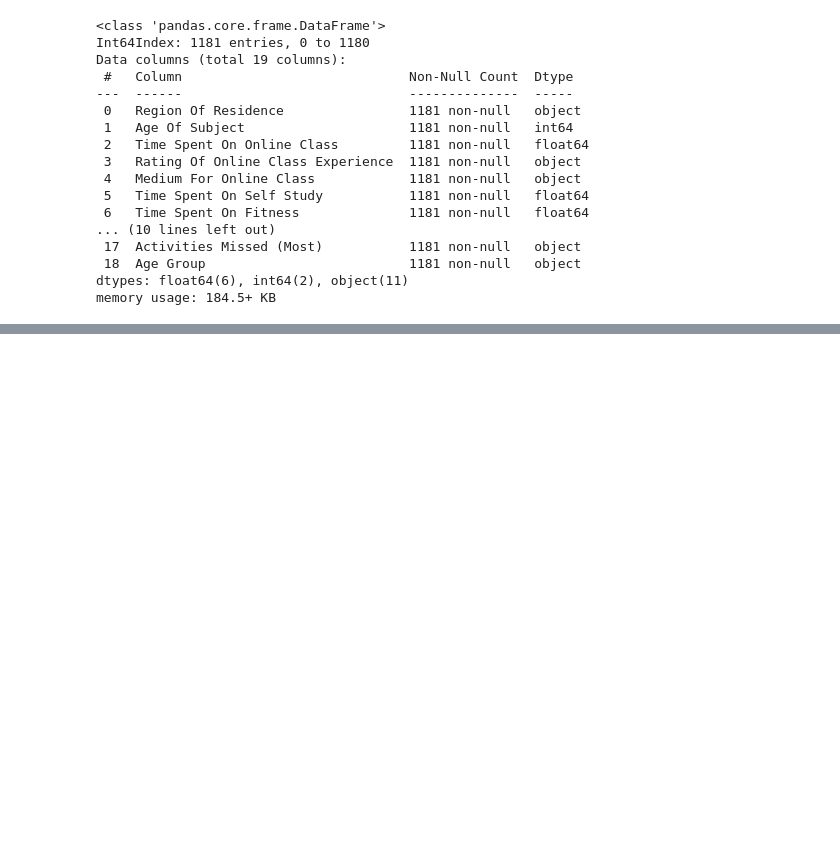
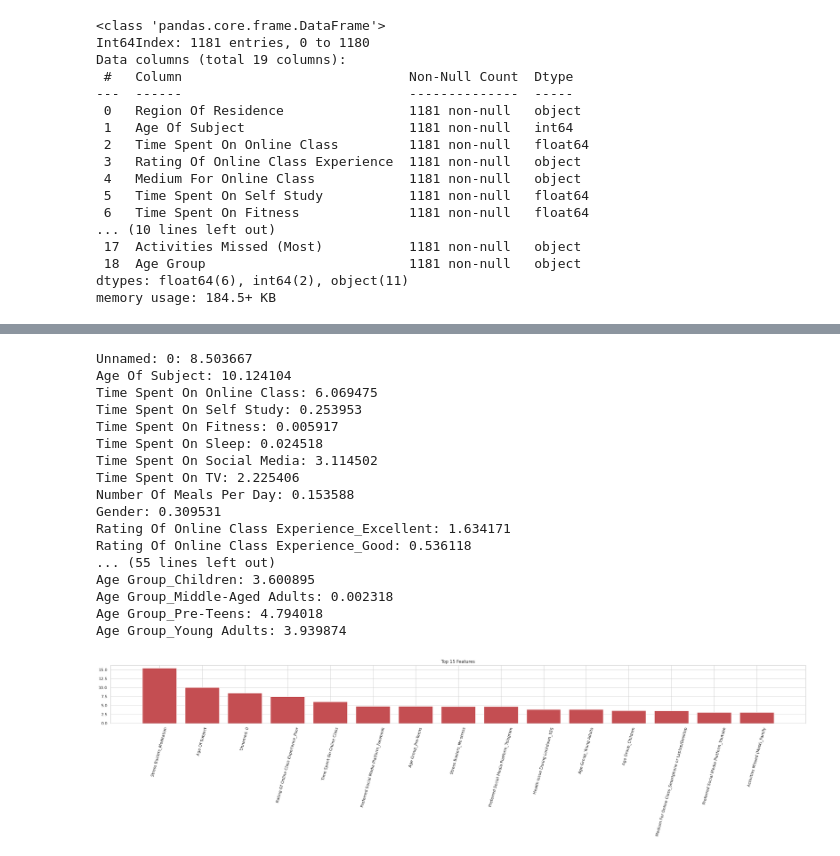
Before and after one commit to tanguolin/Iteration4, a Jupyter notebook: wtam186_Iteration4.ipynb, the cells around one changed output, grey strips where cells are left out. Saved outputs shown, nothing was run; the diff lists cells and outputs as text; code cells hidden in the pictures; blank space fills up the shorter version.

```diff
--- a/wtam186_Iteration4.ipynb
+++ b/wtam186_Iteration4.ipynb
@@ -1004,37 +1229,58 @@ memory usage: 184.5+ KB
 # %%
-# from sklearn.feature_selection import SelectKBest
-# from sklearn.feature_selection import chi2
-# import numpy as np
-# import pandas as pd
+# We will use SelectKBest and chi2 to find the most significant variables from using the Pandas library
+from sklearn.feature_selection import SelectKBest
+from sklearn.feature_selection import chi2
+import numpy as np
+import pandas as pd
 
-# # Extract the target variable
-# y = dfpd["Region of residence"]
+finalpd_df = pd.read_csv("./Datasets/final_df.csv")
 
-# # Drop the columns that won't be used as features
-# drop_columns = ["ID", "Region of residence"]
-# X = dfpd.drop(drop_columns, axis=1)
+# Extract the target variable
+y = finalpd_df["Region Of Residence"]
 
-# # Perform one-hot encoding on categorical columns
-# categorical_columns = X.select_dtypes(include=["object"]).columns.tolist()
-# X_encoded = pd.get_dummies(X, columns=categorical_columns, drop_first=True)
+# Drop the columns that won't be used as features
+X = finalpd_df.drop("Region Of Residence", axis=1)
 
-# # Produce and print scores for each feature using SelectKBest
-# sf = SelectKBest(chi2, k='all')
-# sf_fit = sf.fit(X_encoded, y)
+# Perform one-hot encoding on categorical columns
+categorical_columns = X.select_dtypes(include=["object"]).columns.tolist()
+X_encoded = pd.get_dummies(X, columns=categorical_columns, drop_first=True)
 
-# # Print feature scores
-# for i in range(len(sf_fit.scores_)):
-#     print('%s: %f' % (X_encoded.columns[i], sf_fit.scores_[i]))
+# Produce and print scores for each feature using SelectKBest
+sf = SelectKBest(chi2, k='all')
+sf_fit = sf.fit(X_encoded, y)
 
-# # Visualize the scores (you can adjust the number of features to display)
-# import matplotlib.pyplot as plt
+# Print feature scores
+for i in range(len(sf_fit.scores_)):
+    print('%s: %f' % (X_encoded.columns[i], sf_fit.scores_[i]))
 
-# indices = np.argsort(sf_fit.scores_)[::-1]
-# top_features = 15  # Number of top features to display
-# features = X_encoded.columns[indices[:top_features]]
+# Visualize the scores (you can adjust the number of features to display)
+import matplotlib.pyplot as plt
 
-# plt.figure(figsize=(35, 3))
-# plt.bar(features, sf_fit.scores_[indices[:top_features]], color='r', align='center')
-# plt.xticks(rotation=75)
-# plt.title(f'Top {top_features} Features')
-# plt.show()
+indices = np.argsort(sf_fit.scores_)[::-1]
+top_features = 15  # Number of top features to display
+features = X_encoded.columns[indices[:top_features]]
+
+plt.figure(figsize=(35, 3))
+plt.bar(features, sf_fit.scores_[indices[:top_features]], color='r', align='center')
+plt.xticks(rotation=75)
+plt.title(f'Top {top_features} Features')
+plt.show()
+# %% [output]
+Unnamed: 0: 8.503667
+Age Of Subject: 10.124104
+Time Spent On Online Class: 6.069475
+Time Spent On Self Study: 0.253953
+Time Spent On Fitness: 0.005917
+Time Spent On Sleep: 0.024518
+Time Spent On Social Media: 3.114502
+Time Spent On TV: 2.225406
+Number Of Meals Per Day: 0.153588
+Gender: 0.309531
+Rating Of Online Class Experience_Excellent: 1.634171
+Rating Of Online Class Experience_Good: 0.536118
+... (55 lines left out)
+Age Group_Children: 3.600895
+Age Group_Middle-Aged Adults: 0.002318
+Age Group_Pre-Teens: 4.794018
+Age Group_Young Adults: 3.939874
+[figure, added]
```
Also changed, not shown: parts of 22 cells of this notebook.
